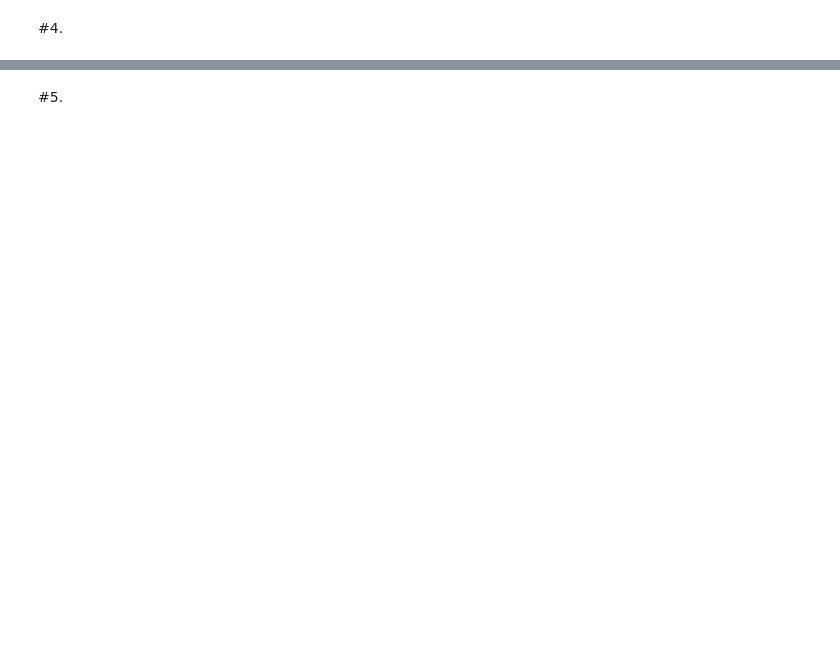
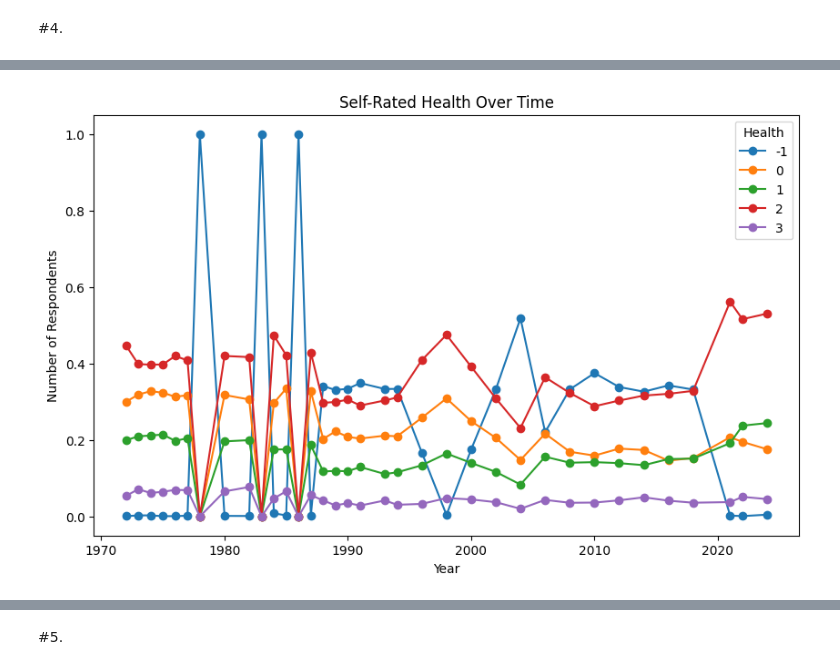
Before and after one commit to mchen899923/lab_eda, a Jupyter notebook: lab_notebook.ipynb, the cells around one changed output, grey strips where cells are left out. Saved outputs shown, nothing was run; the diff lists cells and outputs as text; code cells hidden in the pictures; blank space fills up the shorter version.

```diff
--- a/lab_notebook.ipynb
+++ b/lab_notebook.ipynb
@@ -78,0 +166,13 @@ gss_df_clean.tail()
+# %%
+ct = pd.crosstab(gss_df_clean["year"], gss_df_clean["health"], normalize = "index")
+
+# Line plot
+ct.plot(kind = "line", marker = "o", figsize = (10,6)) #Line plot between "year" vs "health"
+
+plt.title("Self-Rated Health Over Time")
+plt.xlabel("Year")
+plt.ylabel("Number of Respondents")
+plt.legend(title = "Health")
+plt.show()
+# %% [output]
+[figure, added]
```
Also changed, not shown: parts of 11 cells of this notebook.
